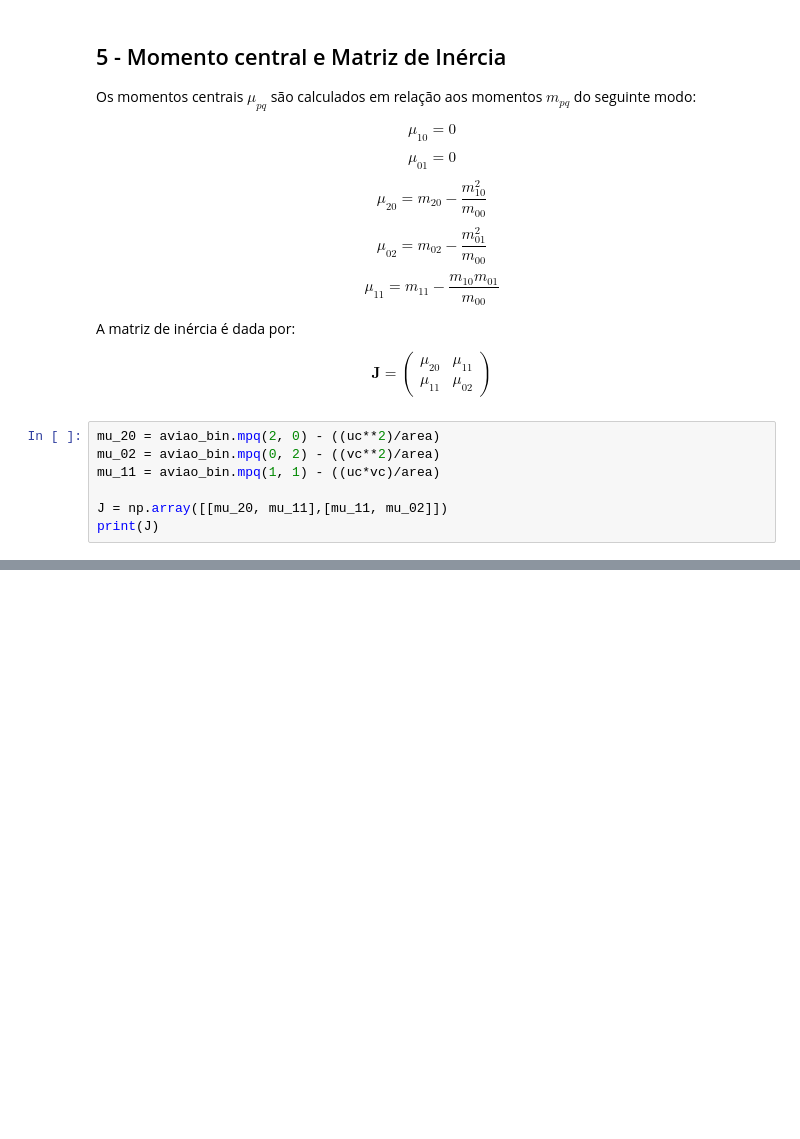
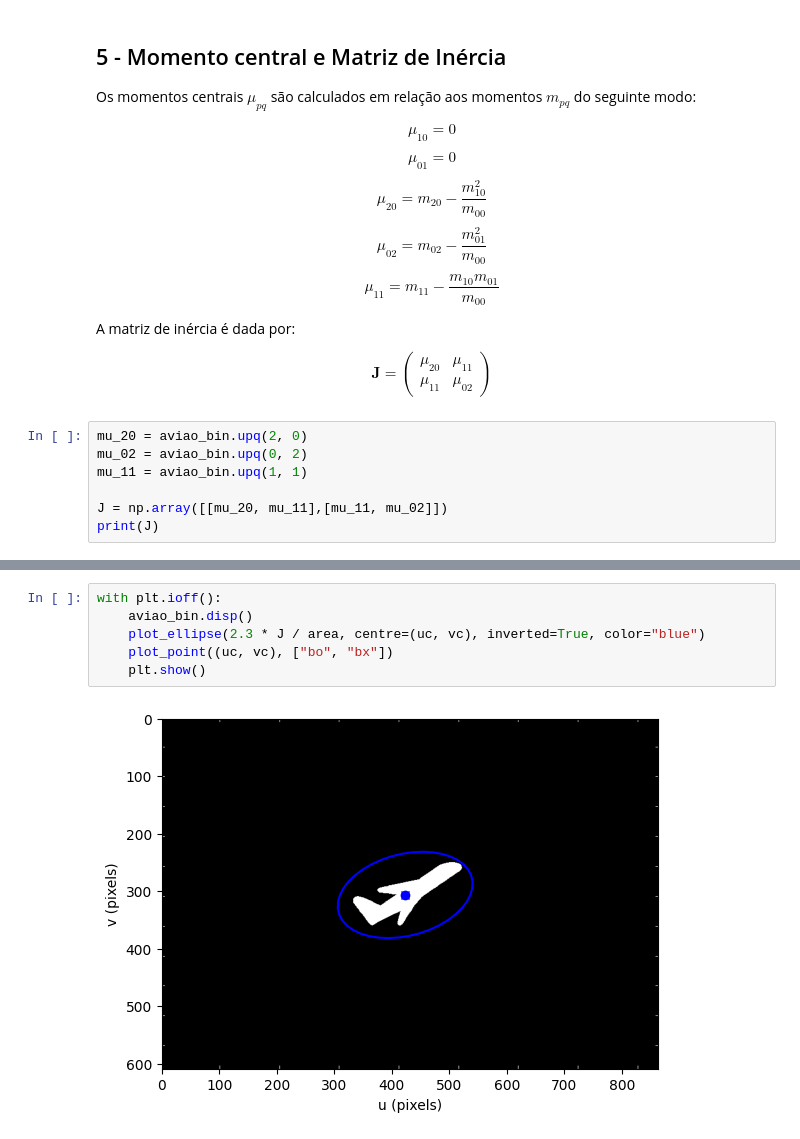
Before and after one commit to Xornotor/ENGG64-2023-2, a Jupyter notebook: ED9 - Momentos/AndrePaiva_ED9_Momentos.ipynb, the cells around one changed output, grey strips where cells are left out. Cells and saved outputs as stored; diff of their text form; blank space fills up the shorter version.

```diff
--- a/ED9 - Momentos/AndrePaiva_ED9_Momentos.ipynb
+++ b/ED9 - Momentos/AndrePaiva_ED9_Momentos.ipynb
@@ -66,9 +71,9 @@ $$\boldsymbol{J} = \begin{pmatrix}
   \mu_{11} & \mu_{02}
 \end{pmatrix}$$
 # %%
-mu_20 = aviao_bin.mpq(2, 0) - ((uc**2)/area)
-mu_02 = aviao_bin.mpq(0, 2) - ((vc**2)/area)
-mu_11 = aviao_bin.mpq(1, 1) - ((uc*vc)/area)
+mu_20 = aviao_bin.upq(2, 0)
+mu_02 = aviao_bin.upq(0, 2)
+mu_11 = aviao_bin.upq(1, 1)
 
 J = np.array([[mu_20, mu_11],[mu_11, mu_02]])
 print(J)
@@ -79,0 +111,8 @@ print(J)
+# %%
+with plt.ioff():
+    aviao_bin.disp()
+    plot_ellipse(2.3 * J / area, centre=(uc, vc), inverted=True, color="blue")
+    plot_point((uc, vc), ["bo", "bx"])
+    plt.show()
+# %% [output]
+[figure, added]
```
Also changed, not shown: parts of 9 cells of this notebook.
